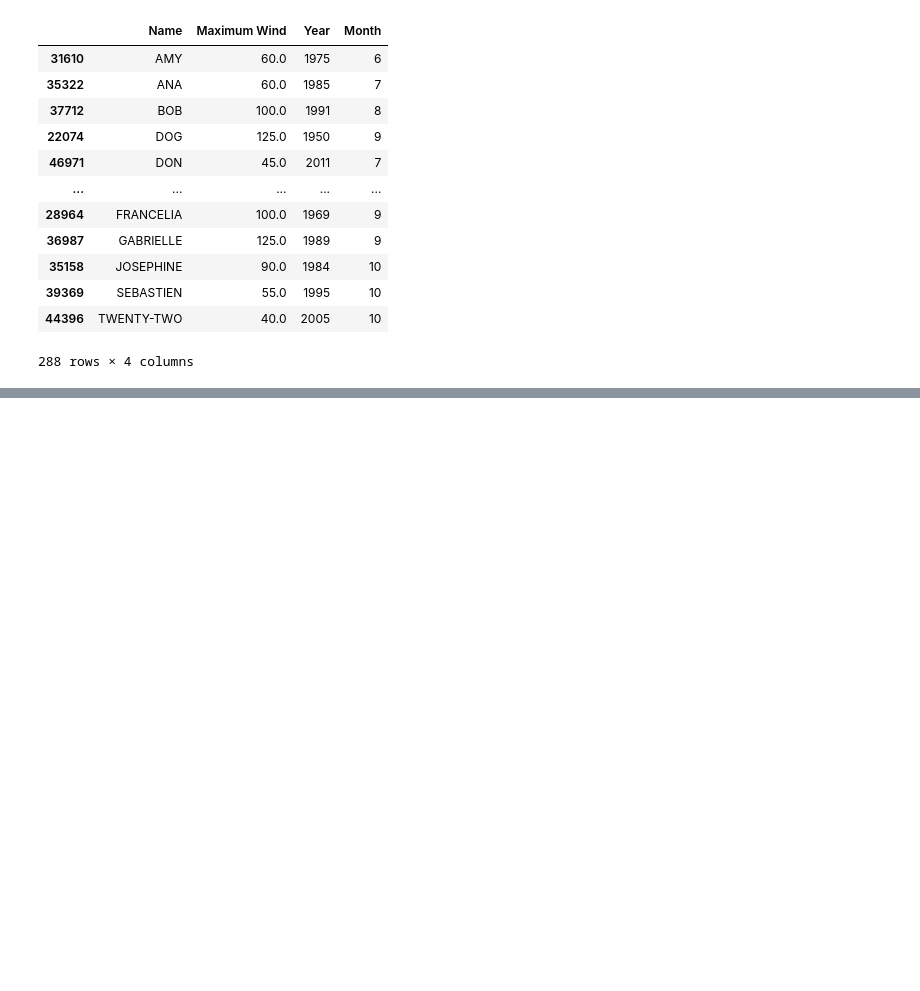
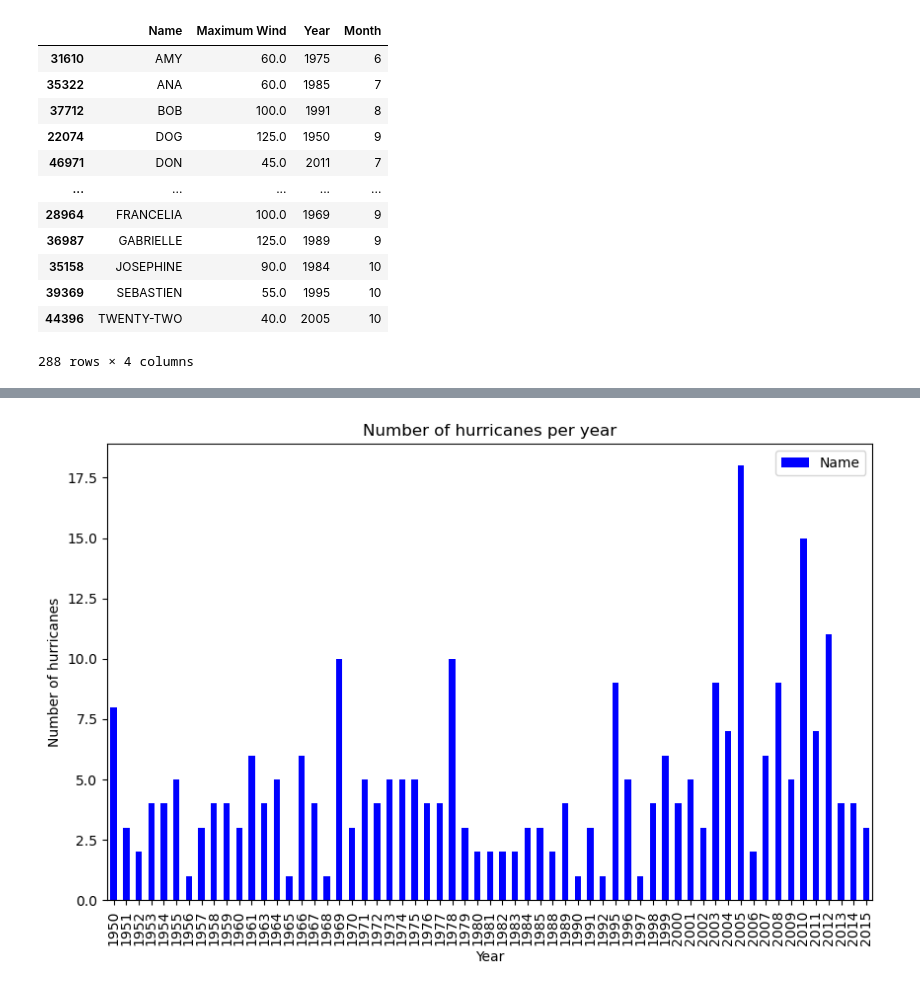
Before and after one commit to DanielBrechner/hurrdat_co2, a Jupyter notebook: atlantic_hurricanes.ipynb, the cells around one changed output, grey strips where cells are left out. Saved outputs shown, nothing was run; the diff lists cells and outputs as text; code cells hidden in the pictures; blank space fills up the shorter version.

```diff
--- a/atlantic_hurricanes.ipynb
+++ b/atlantic_hurricanes.ipynb
@@ -187,0 +195,3 @@ plt.show()
+# %%
+storms_per_year = max_wind_speeds.groupby('Year').size().reset_index(name='Name')
+storms_per_year
@@ -187,0 +212,10 @@ plt.show()
+# %%
+ax = storms_per_year.plot(kind='bar', x='Year', y='Name', color='blue',figsize=(10, 6))
+
+ax.set_title('Number of hurricanes per year')
+ax.set_xlabel('Year')
+ax.set_ylabel('Number of hurricanes')
+
+plt.show()
+# %% [output]
+[figure, added]
```
Also changed, not shown: parts of 7 cells of this notebook.
